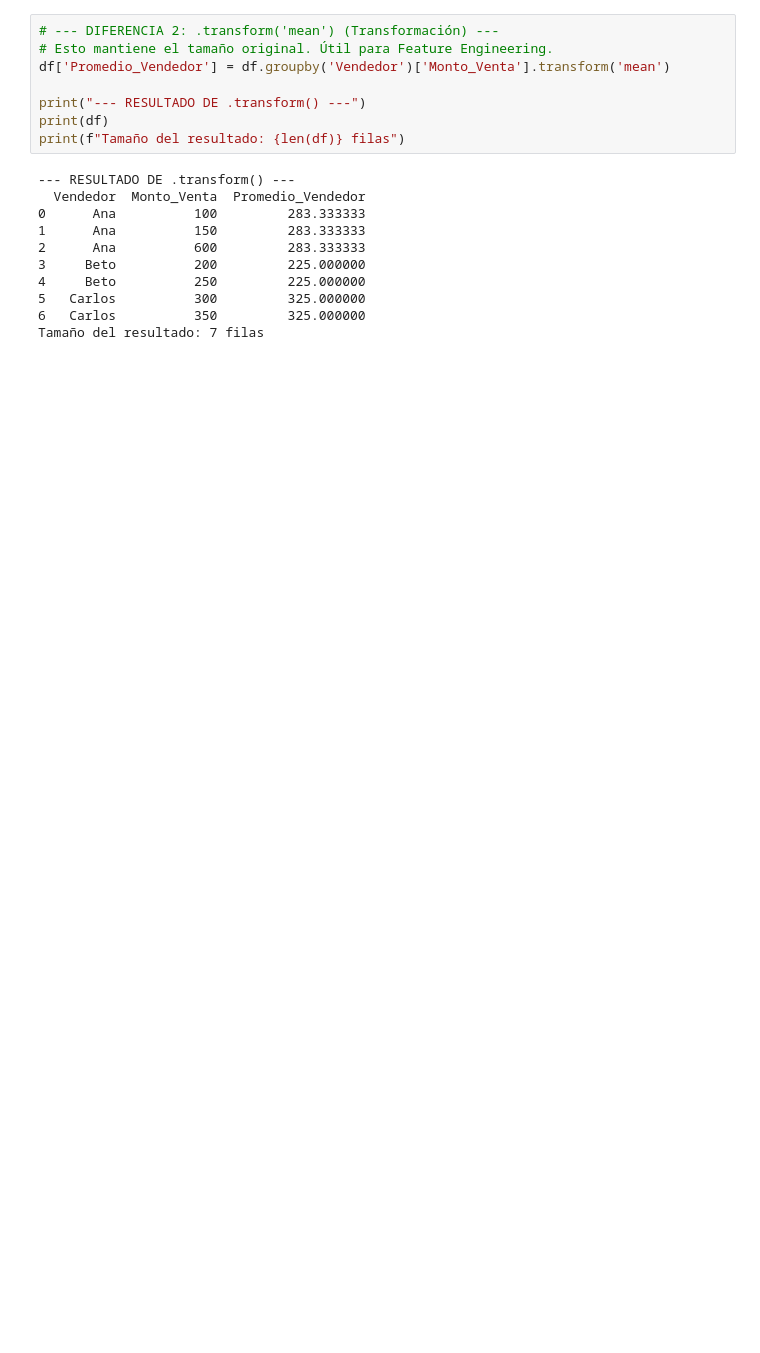
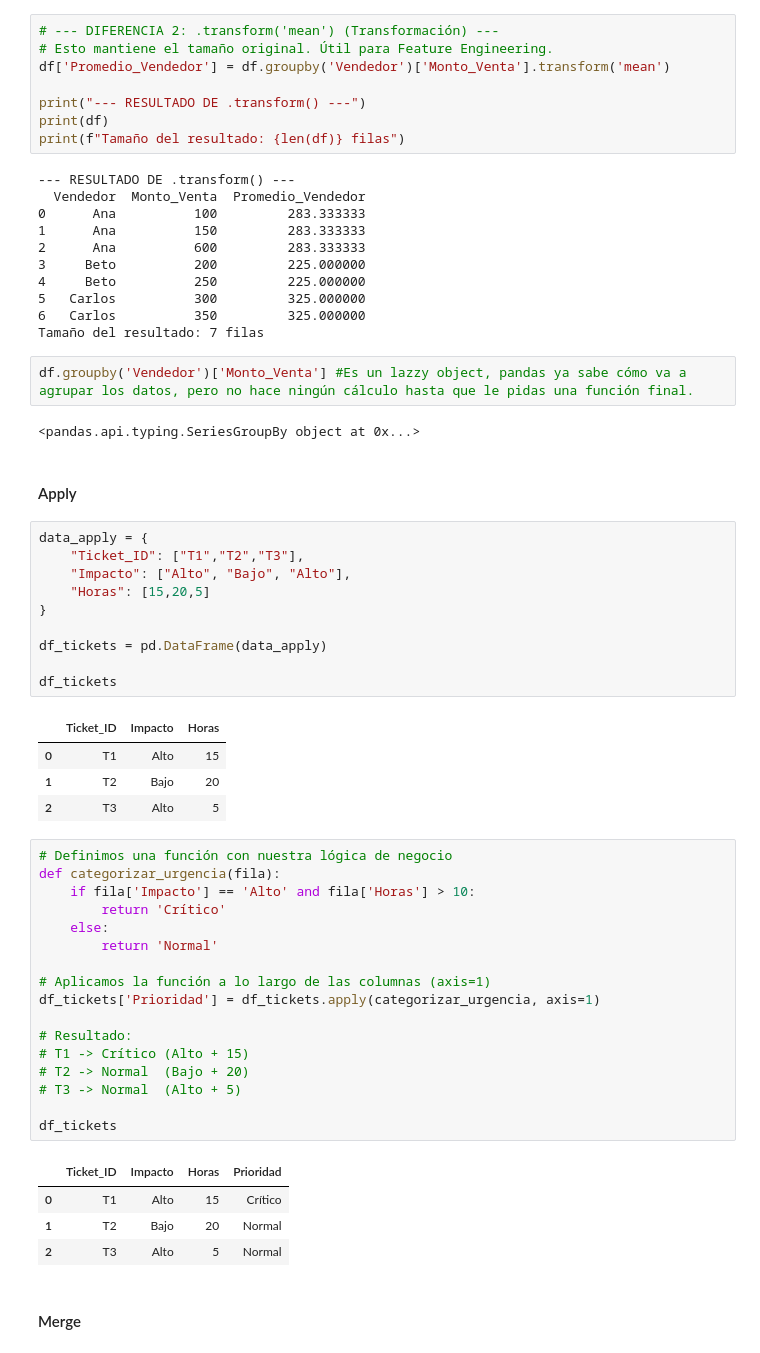
Before and after one commit to GustavoMontenegroVargas/fast-api, a Jupyter notebook: notebooks/test.ipynb, the cells around one changed output. Cells and saved outputs as stored; diff of their text form; blank space fills up the shorter version.

Commit message:
Examples with Pandas

```diff
--- a/notebooks/test.ipynb
+++ b/notebooks/test.ipynb
@@ -69,3 +71,48 @@ print(f"Tamaño del resultado: {len(df)} filas")
 5   Carlos          300         325.000000
 6   Carlos          350         325.000000
 Tamaño del resultado: 7 filas
+# %%
+df.groupby('Vendedor')['Monto_Venta'] #Es un lazzy object, pandas ya sabe cómo va a agrupar los datos, pero no hace ningún cálculo hasta que le pidas una función final.
+# %% [output]
+<pandas.api.typing.SeriesGroupBy object at 0x...>
+# %% [markdown]
+#### Apply
+# %%
+data_apply = {
+    "Ticket_ID": ["T1","T2","T3"],
+    "Impacto": ["Alto", "Bajo", "Alto"],
+    "Horas": [15,20,5]
+}
+
+df_tickets = pd.DataFrame(data_apply)
+
+df_tickets
+# %% [output]
+|  | Ticket_ID | Impacto | Horas |
+| 0 | T1 | Alto | 15 |
+| 1 | T2 | Bajo | 20 |
+| 2 | T3 | Alto | 5 |
+# %%
+# Definimos una función con nuestra lógica de negocio
+def categorizar_urgencia(fila):
+    if fila['Impacto'] == 'Alto' and fila['Horas'] > 10:
+        return 'Crítico'
+    else:
+        return 'Normal'
+
+# Aplicamos la función a lo largo de las columnas (axis=1)
+df_tickets['Prioridad'] = df_tickets.apply(categorizar_urgencia, axis=1)
+
+# Resultado:
+# T1 -> Crítico (Alto + 15)
+# T2 -> Normal  (Bajo + 20)
+# T3 -> Normal  (Alto + 5)
+
+df_tickets
+# %% [output]
+|  | Ticket_ID | Impacto | Horas | Prioridad |
+| 0 | T1 | Alto | 15 | Crítico |
+| 1 | T2 | Bajo | 20 | Normal |
+| 2 | T3 | Alto | 5 | Normal |
+# %% [markdown]
+#### Merge
```
Also changed, not shown: parts of 26 cells of this notebook, 1 other file.
